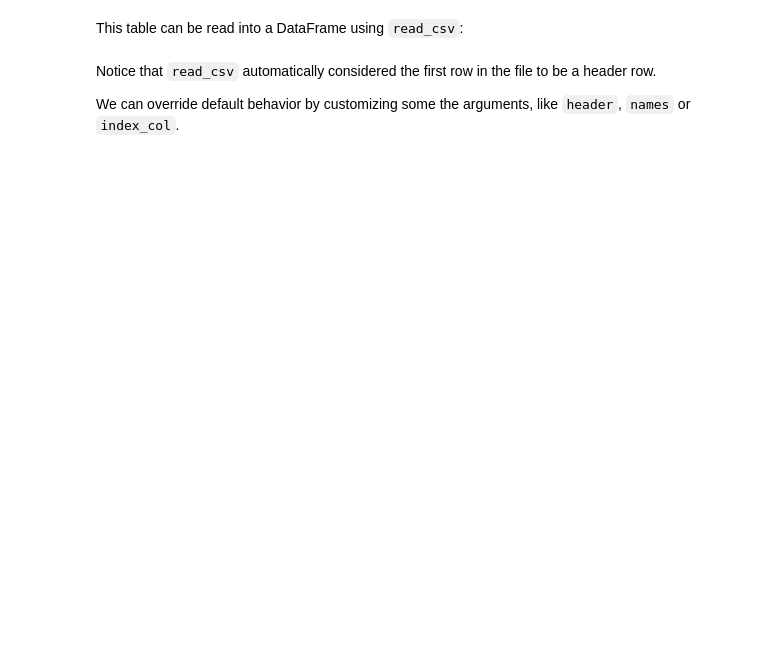
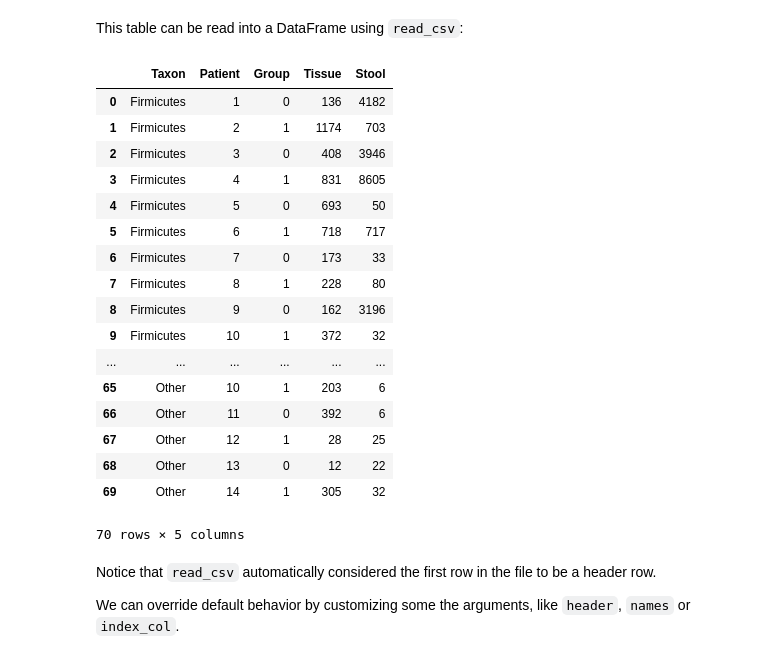
Before and after one commit to timozattol/ada-2016, a Jupyter notebook: hw01/Intro to Pandas.ipynb, the cells around one changed output. Drawn from its saved outputs; the diff is of its cells as text; code cells hidden in the pictures; blank space fills up the shorter version.

```diff
--- a/hw01/Intro to Pandas.ipynb
+++ b/hw01/Intro to Pandas.ipynb
@@ -466,8 +550,27 @@ Let's start with some more bacteria data, stored in csv format.
 # %% [markdown]
 This table can be read into a DataFrame using `read_csv`:
 # %%
-mb = pd.read_csv("data/microbiome.csv")
+mb = pd.read_csv("Data/microbiome.csv")
 mb
+# %% [output]
+|  | Taxon | Patient | Group | Tissue | Stool |
+| 0 | Firmicutes | 1 | 0 | 136 | 4182 |
+| 1 | Firmicutes | 2 | 1 | 1174 | 703 |
+| 2 | Firmicutes | 3 | 0 | 408 | 3946 |
+| 3 | Firmicutes | 4 | 1 | 831 | 8605 |
+| 4 | Firmicutes | 5 | 0 | 693 | 50 |
+| 5 | Firmicutes | 6 | 1 | 718 | 717 |
+| 6 | Firmicutes | 7 | 0 | 173 | 33 |
+| 7 | Firmicutes | 8 | 1 | 228 | 80 |
+| 8 | Firmicutes | 9 | 0 | 162 | 3196 |
+| 9 | Firmicutes | 10 | 1 | 372 | 32 |
+| ... | ... | ... | ... | ... | ... |
+| 65 | Other | 10 | 1 | 203 | 6 |
+| 66 | Other | 11 | 0 | 392 | 6 |
+| 67 | Other | 12 | 1 | 28 | 25 |
+| 68 | Other | 13 | 0 | 12 | 22 |
+| 69 | Other | 14 | 1 | 305 | 32 |
+70 rows × 5 columns
 # %% [markdown]
 Notice that `read_csv` automatically considered the first row in the file to be a header row.
 
```
Also changed, not shown: parts of 41 cells of this notebook.
